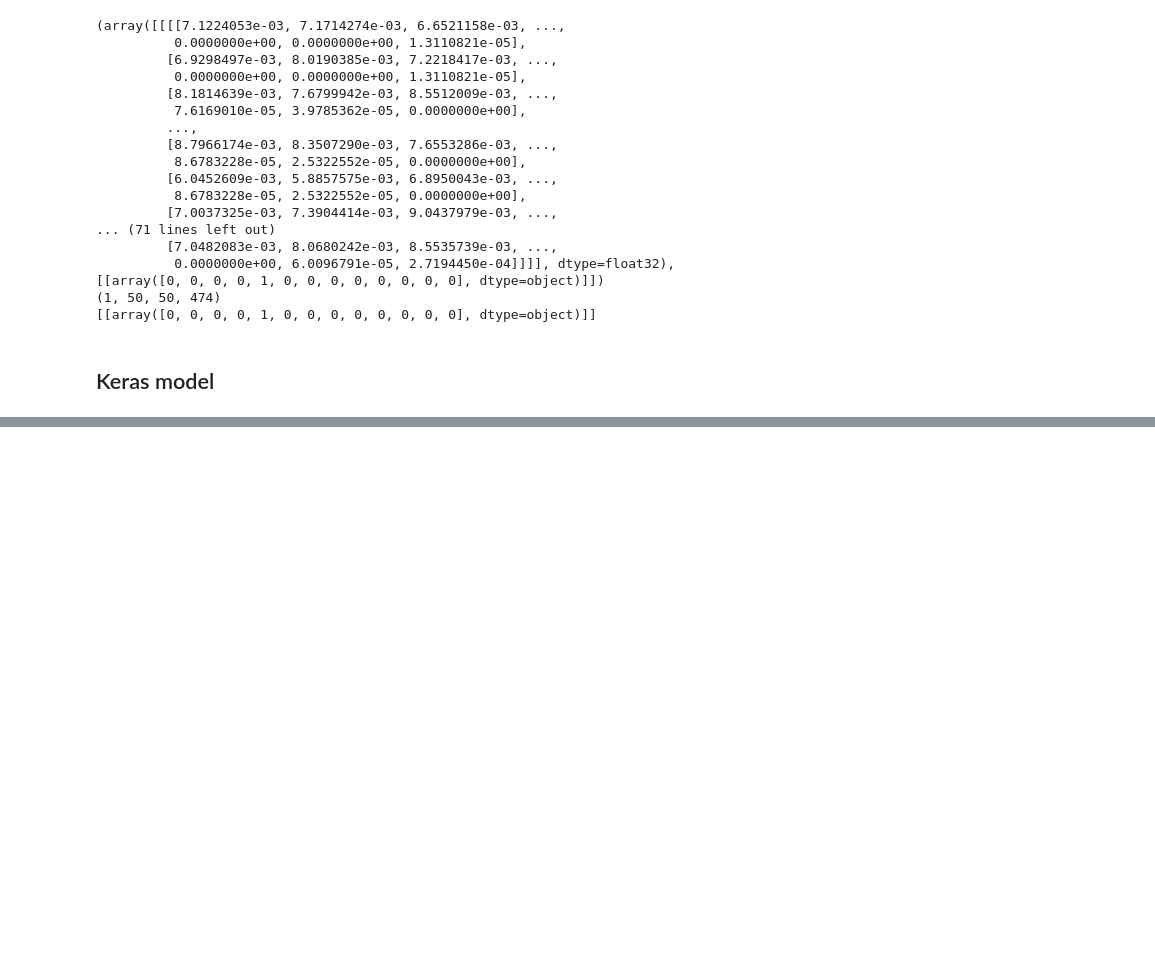
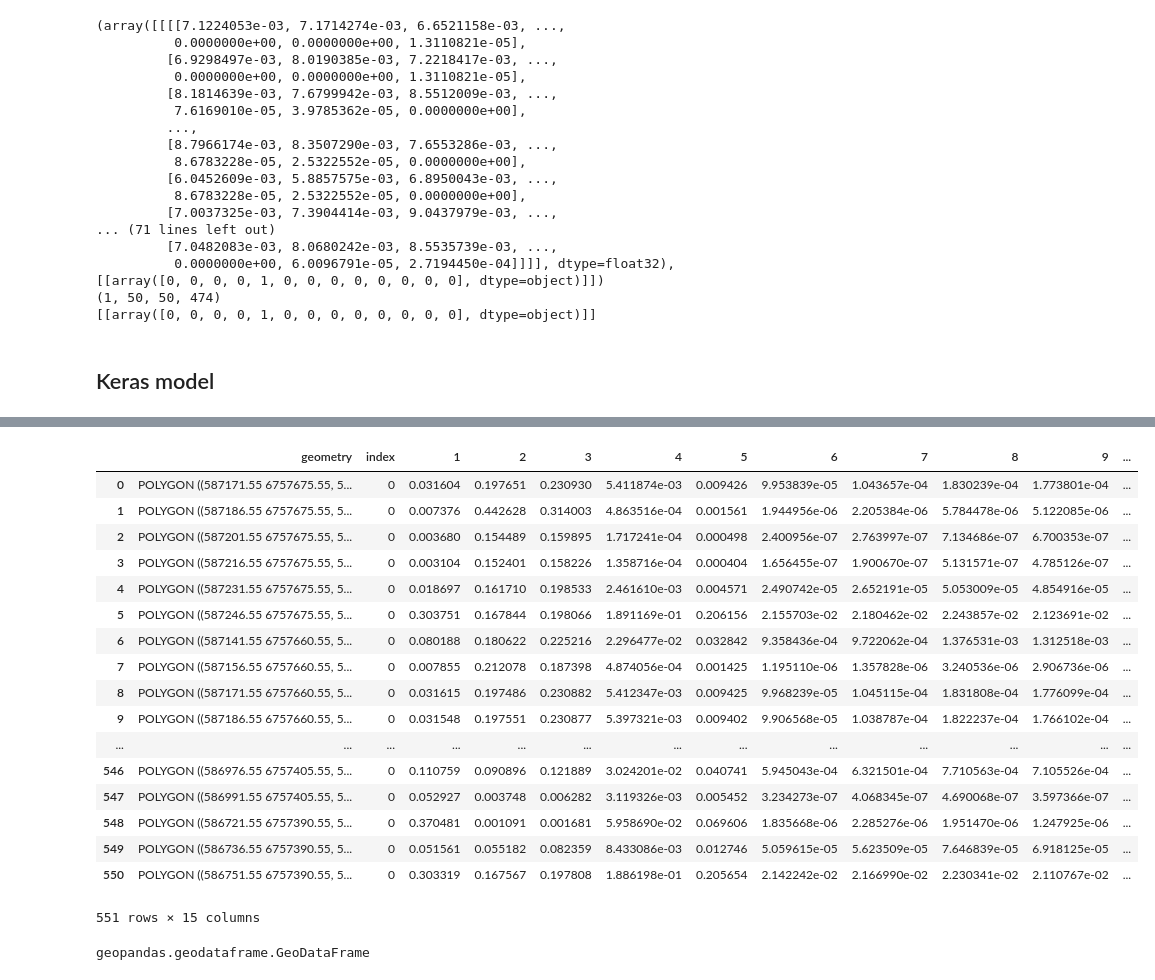
Before and after one commit to JonHidlePedersen/Master-thesis-Jon-Hidle-Pedersen, a Jupyter notebook: Kode/Opening images in Keras.ipynb, the cells around one changed output, grey strips where cells are left out. Saved outputs shown, nothing was run; the diff lists cells and outputs as text; code cells hidden in the pictures; blank space fills up the shorter version.

```diff
--- a/Kode/Opening images in Keras.ipynb
+++ b/Kode/Opening images in Keras.ipynb
@@ -281,0 +322,17 @@ sum(nn[0])
+# %%
+stored_labels = []
+
+for num_tile, tile in labelfile.iterrows():
+    # Convert pandas.series to pandas.dataframe so it works in image_generator. .T = transpose
+    tile_dataframe = tile.to_frame().T
+
+    # Predict the labels of the tile
+    pred_label = model.predict_generator(image_generator(image_dir_path, tile_dataframe), steps=1)
+    # Store the label in a dataframe
+    pred_label_dataframe = pd.DataFrame(columns=['1','2','3','4','5','6','7','8','9','10','11','12','99'], data=pred_label)
+
+    # Save all labels in a dataframe
+    predicted_classes_gdf = predicted_classes_gdf.append(pred_label_dataframe)
+# %%
+predicted_classes_gdf.reset_index(inplace=True, drop=True)
+predicted_classes_gdf.head()
@@ -281,0 +346,21 @@ sum(nn[0])
+# %%
+image_dir_path = '../Sorted_tiles/'
+
+gdf = geopandas.GeoDataFrame()
+
+for num_tile, tile in labelfile.iterrows():
+
+    # Find image path
+    tile_path = image_dir_path + tile['Tile_name']
+
+    # Open image and find image bounds
+    tile_opened = rasterio.open(tile_path)
+    tile_bounds = tile_opened.bounds
+
+    # Create and store geometry
+    tile_bounds_geometry = geopandas.base.box(tile_bounds[0], tile_bounds[1], tile_bounds[2], tile_bounds[3])
+    gdf = gdf.append([tile_bounds_geometry])
+
+# Rename geometry colum and create a new index
+gdf.columns = ['geometry']
+gdf.reset_index(inplace=True, drop=True)
@@ -281,0 +376,31 @@ sum(nn[0])
+# %%
+#predicted_classes_gdf
+#result = pd.concat([predicted_classes_gdf, gdf], sort=False)
+#result = geopandas.GeoDataFrame( pd.concat( [predicted_classes_gdf, gdf], ignore_index=True,sort=False) )
+result = gdf.merge(predicted_classes_gdf, right_index=True, left_index=True)
+result
+# %% [output]
+|  | geometry | index | 1 | 2 | 3 | 4 | 5 | 6 | 7 | 8 | 9 | ... |
+| 0 | POLYGON ((587171.55 6757675.55, 5... | 0 | 0.031604 | 0.197651 | 0.230930 | 5.411874e-03 | 0.009426 | 9.953839e-05 | 1.043657e-04 | 1.830239e-04 | 1.773801e-04 | ... |
+| 1 | POLYGON ((587186.55 6757675.55, 5... | 0 | 0.007376 | 0.442628 | 0.314003 | 4.863516e-04 | 0.001561 | 1.944956e-06 | 2.205384e-06 | 5.784478e-06 | 5.122085e-06 | ... |
+| 2 | POLYGON ((587201.55 6757675.55, 5... | 0 | 0.003680 | 0.154489 | 0.159895 | 1.717241e-04 | 0.000498 | 2.400956e-07 | 2.763997e-07 | 7.134686e-07 | 6.700353e-07 | ... |
+| 3 | POLYGON ((587216.55 6757675.55, 5... | 0 | 0.003104 | 0.152401 | 0.158226 | 1.358716e-04 | 0.000404 | 1.656455e-07 | 1.900670e-07 | 5.131571e-07 | 4.785126e-07 | ... |
+| 4 | POLYGON ((587231.55 6757675.55, 5... | 0 | 0.018697 | 0.161710 | 0.198533 | 2.461610e-03 | 0.004571 | 2.490742e-05 | 2.652191e-05 | 5.053009e-05 | 4.854916e-05 | ... |
+| 5 | POLYGON ((587246.55 6757675.55, 5... | 0 | 0.303751 | 0.167844 | 0.198066 | 1.891169e-01 | 0.206156 | 2.155703e-02 | 2.180462e-02 | 2.243857e-02 | 2.123691e-02 | ... |
+| 6 | POLYGON ((587141.55 6757660.55, 5... | 0 | 0.080188 | 0.180622 | 0.225216 | 2.296477e-02 | 0.032842 | 9.358436e-04 | 9.722062e-04 | 1.376531e-03 | 1.312518e-03 | ... |
+| 7 | POLYGON ((587156.55 6757660.55, 5... | 0 | 0.007855 | 0.212078 | 0.187398 | 4.874056e-04 | 0.001425 | 1.195110e-06 | 1.357828e-06 | 3.240536e-06 | 2.906736e-06 | ... |
+| 8 | POLYGON ((587171.55 6757660.55, 5... | 0 | 0.031615 | 0.197486 | 0.230882 | 5.412347e-03 | 0.009425 | 9.968239e-05 | 1.045115e-04 | 1.831808e-04 | 1.776099e-04 | ... |
+| 9 | POLYGON ((587186.55 6757660.55, 5... | 0 | 0.031548 | 0.197551 | 0.230877 | 5.397321e-03 | 0.009402 | 9.906568e-05 | 1.038787e-04 | 1.822237e-04 | 1.766102e-04 | ... |
+| ... | ... | ... | ... | ... | ... | ... | ... | ... | ... | ... | ... | ... |
+| 546 | POLYGON ((586976.55 6757405.55, 5... | 0 | 0.110759 | 0.090896 | 0.121889 | 3.024201e-02 | 0.040741 | 5.945043e-04 | 6.321501e-04 | 7.710563e-04 | 7.105526e-04 | ... |
+| 547 | POLYGON ((586991.55 6757405.55, 5... | 0 | 0.052927 | 0.003748 | 0.006282 | 3.119326e-03 | 0.005452 | 3.234273e-07 | 4.068345e-07 | 4.690068e-07 | 3.597366e-07 | ... |
+| 548 | POLYGON ((586721.55 6757390.55, 5... | 0 | 0.370481 | 0.001091 | 0.001681 | 5.958690e-02 | 0.069606 | 1.835668e-06 | 2.285276e-06 | 1.951470e-06 | 1.247925e-06 | ... |
+| 549 | POLYGON ((586736.55 6757390.55, 5... | 0 | 0.051561 | 0.055182 | 0.082359 | 8.433086e-03 | 0.012746 | 5.059615e-05 | 5.623509e-05 | 7.646839e-05 | 6.918125e-05 | ... |
+| 550 | POLYGON ((586751.55 6757390.55, 5... | 0 | 0.303319 | 0.167567 | 0.197808 | 1.886198e-01 | 0.205654 | 2.142242e-02 | 2.166990e-02 | 2.230341e-02 | 2.110767e-02 | ... |
+551 rows × 15 columns
+# %%
+gdf_test = geopandas.GeoDataFrame(result, geometry='geometry')
+gdf_test.crs = {'init' :'epsg:32632'}
+type(gdf_test)
+# %% [output]
+geopandas.geodataframe.GeoDataFrame
```
Also changed, not shown: parts of 20 cells of this notebook, 2 other files.
